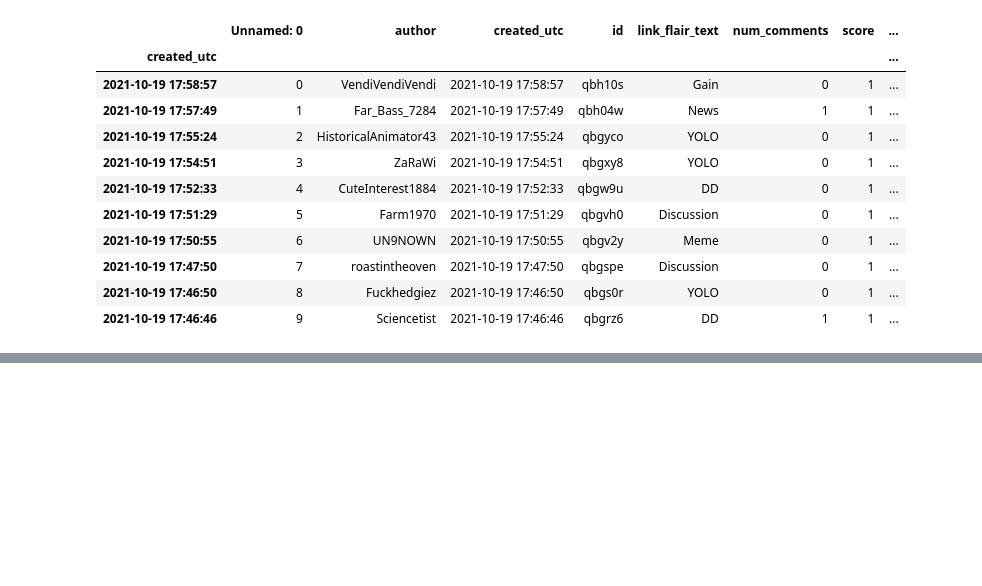
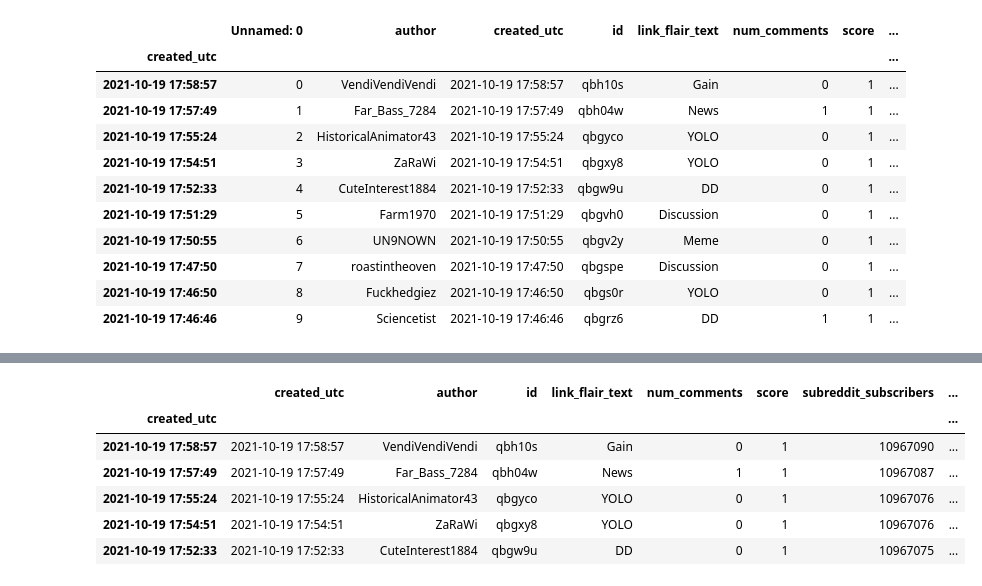
Before and after one commit to pratik98/WSB-Data-Science-Internship, a Jupyter notebook: data_analysis_Spacy.ipynb, the cells around one changed output, grey strips where cells are left out. Cells and saved outputs as stored; diff of their text form; code cells hidden in the pictures; blank space fills up the shorter version.

```diff
--- a/data_analysis_Spacy.ipynb
+++ b/data_analysis_Spacy.ipynb
@@ -752,0 +759,3 @@ df.to_csv("/content/drive/MyDrive/WSB/WSB_submissions_features_tickers_count.csv
+# %%
+#create month and year columns
+df = pd.read_csv("/content/drive/MyDrive/WSB/WSB_submissions_features_tickers_count.csv", sep=";")
@@ -752,0 +768,17 @@ df.to_csv("/content/drive/MyDrive/WSB/WSB_submissions_features_tickers_count.csv
+# %%
+df['year'] = pd.DatetimeIndex(df['created_utc']).year
+# %%
+df.index = pd.DatetimeIndex(df.created_utc)
+# %%
+df['month'] = pd.DatetimeIndex(df['created_utc']).month
+df['date'] = pd.DatetimeIndex(df['created_utc']).date
+df['day'] = pd.DatetimeIndex(df['created_utc']).day
+df.head()
+# %% [output]
+|  | created_utc | author | id | link_flair_text | num_comments | score | subreddit_subscribers | ... |
+| created_utc |  |  |  |  |  |  |  | ... |
+| 2021-10-19 17:58:57 | 2021-10-19 17:58:57 | VendiVendiVendi | qbh10s | Gain | 0 | 1 | 10967090 | ... |
+| 2021-10-19 17:57:49 | 2021-10-19 17:57:49 | Far_Bass_7284 | qbh04w | News | 1 | 1 | 10967087 | ... |
+| 2021-10-19 17:55:24 | 2021-10-19 17:55:24 | HistoricalAnimator43 | qbgyco | YOLO | 0 | 1 | 10967076 | ... |
+| 2021-10-19 17:54:51 | 2021-10-19 17:54:51 | ZaRaWi | qbgxy8 | YOLO | 0 | 1 | 10967076 | ... |
+| 2021-10-19 17:52:33 | 2021-10-19 17:52:33 | CuteInterest1884 | qbgw9u | DD | 0 | 1 | 10967075 | ... |
```
Also changed, not shown: parts of 38 cells of this notebook.
